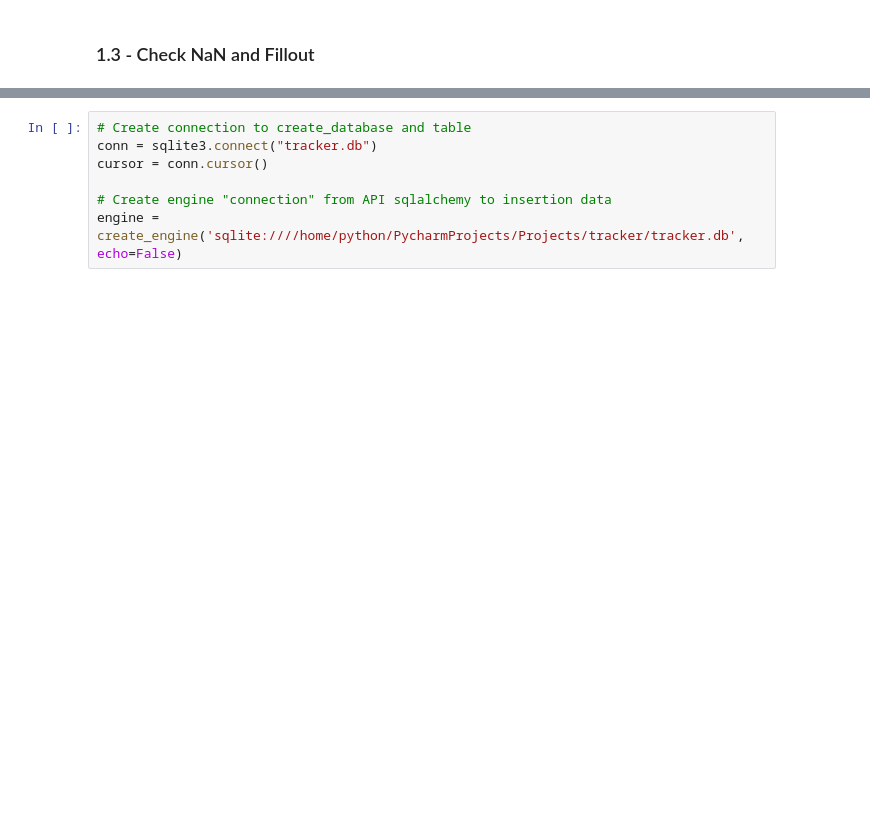
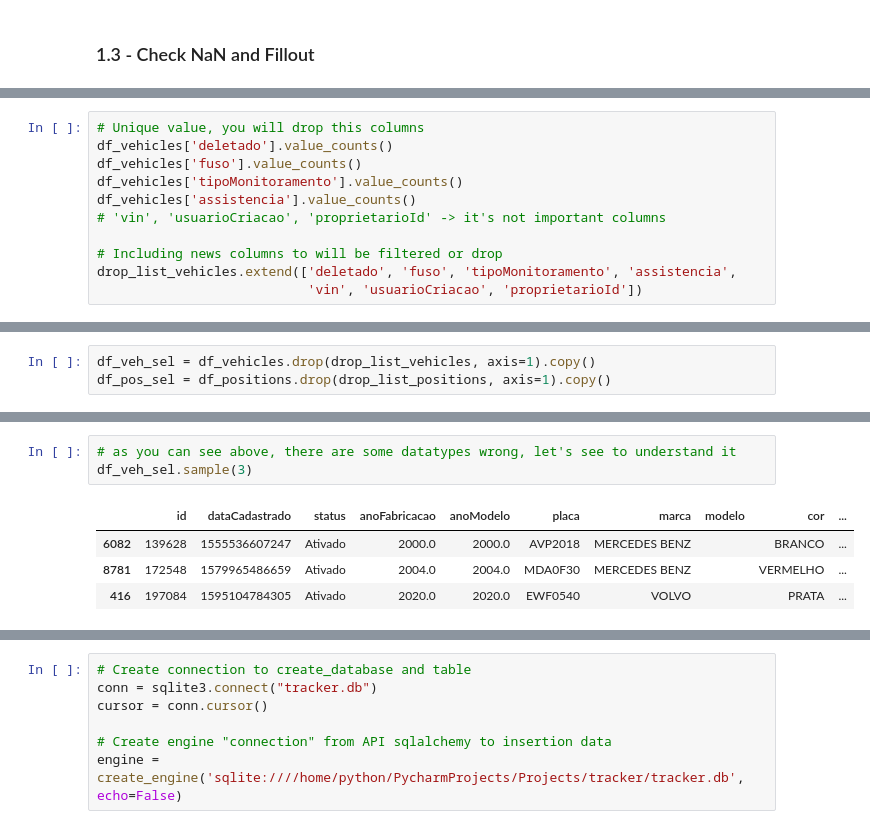
Before and after one commit to diegopmayer/tracker_api, a Jupyter notebook: notebook_tracker.ipynb, the cells around one changed output, grey strips where cells are left out. Saved outputs shown, nothing was run; the diff lists cells and outputs as text; blank space fills up the shorter version.

```diff
--- a/notebook_tracker.ipynb
+++ b/notebook_tracker.ipynb
@@ -154,0 +277,11 @@ df_merge.isna().sum()
+# %%
+# Unique value, you will drop this columns
+df_vehicles['deletado'].value_counts()
+df_vehicles['fuso'].value_counts()
+df_vehicles['tipoMonitoramento'].value_counts()
+df_vehicles['assistencia'].value_counts()
+# 'vin', 'usuarioCriacao', 'proprietarioId' -> it's not important columns
+
+# Including news columns to will be filtered or drop
+drop_list_vehicles.extend(['deletado', 'fuso', 'tipoMonitoramento', 'assistencia',
+                           'vin', 'usuarioCriacao', 'proprietarioId'])
@@ -154,0 +319,3 @@ df_merge.isna().sum()
+# %%
+df_veh_sel = df_vehicles.drop(drop_list_vehicles, axis=1).copy()
+df_pos_sel = df_positions.drop(drop_list_positions, axis=1).copy()
@@ -154,0 +346,8 @@ df_merge.isna().sum()
+# %%
+# as you can see above, there are some datatypes wrong, let's see to understand it
+df_veh_sel.sample(3)
+# %% [output]
+|  | id | dataCadastrado | status | anoFabricacao | anoModelo | placa | marca | modelo | cor | ... |
+| 6082 | 139628 | 1555536607247 | Ativado | 2000.0 | 2000.0 | AVP2018 | MERCEDES BENZ |  | BRANCO | ... |
+| 8781 | 172548 | 1579965486659 | Ativado | 2004.0 | 2004.0 | MDA0F30 | MERCEDES BENZ |  | VERMELHO | ... |
+| 416 | 197084 | 1595104784305 | Ativado | 2020.0 | 2020.0 | EWF0540 | VOLVO |  | PRATA | ... |
```
Also changed, not shown: parts of 63 cells of this notebook.
